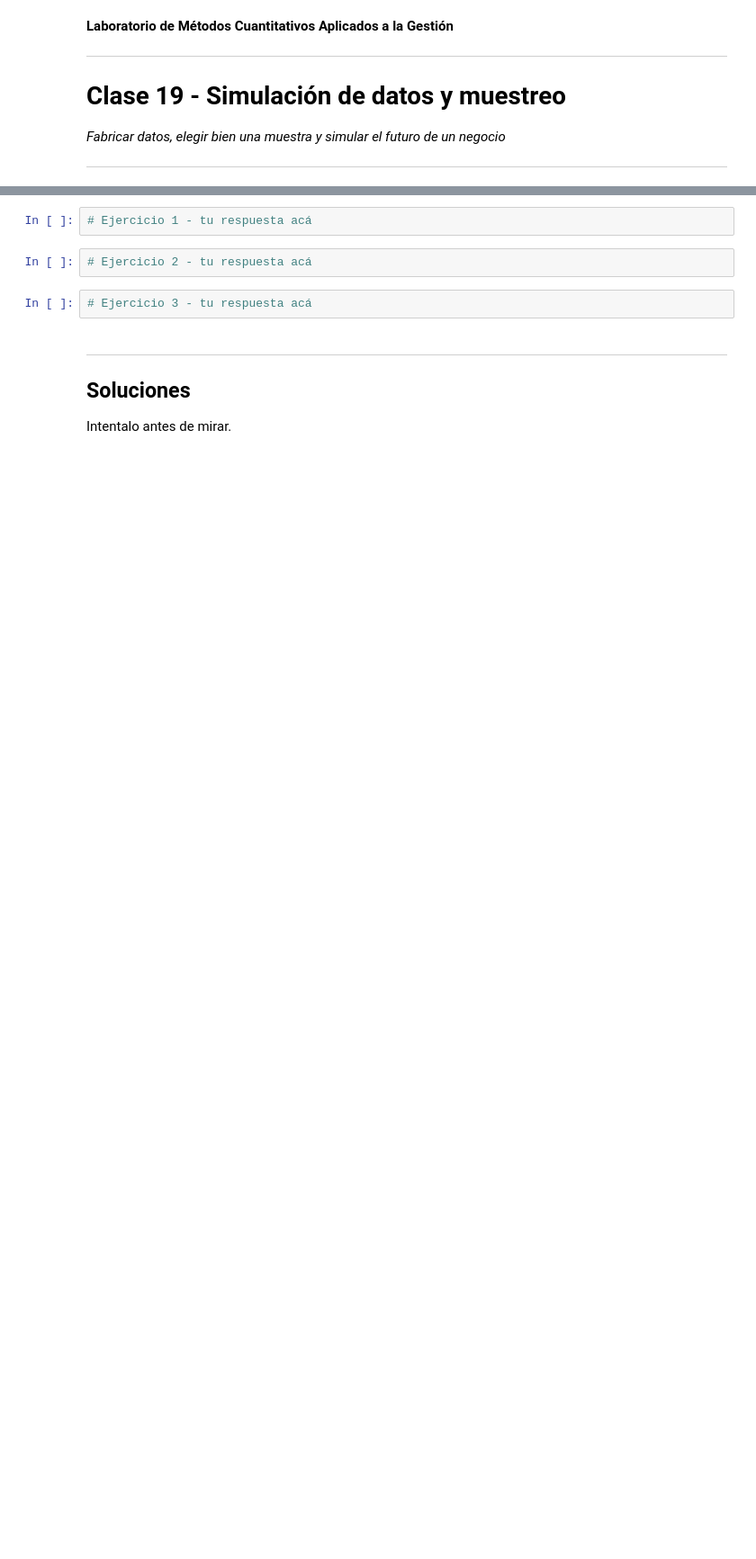
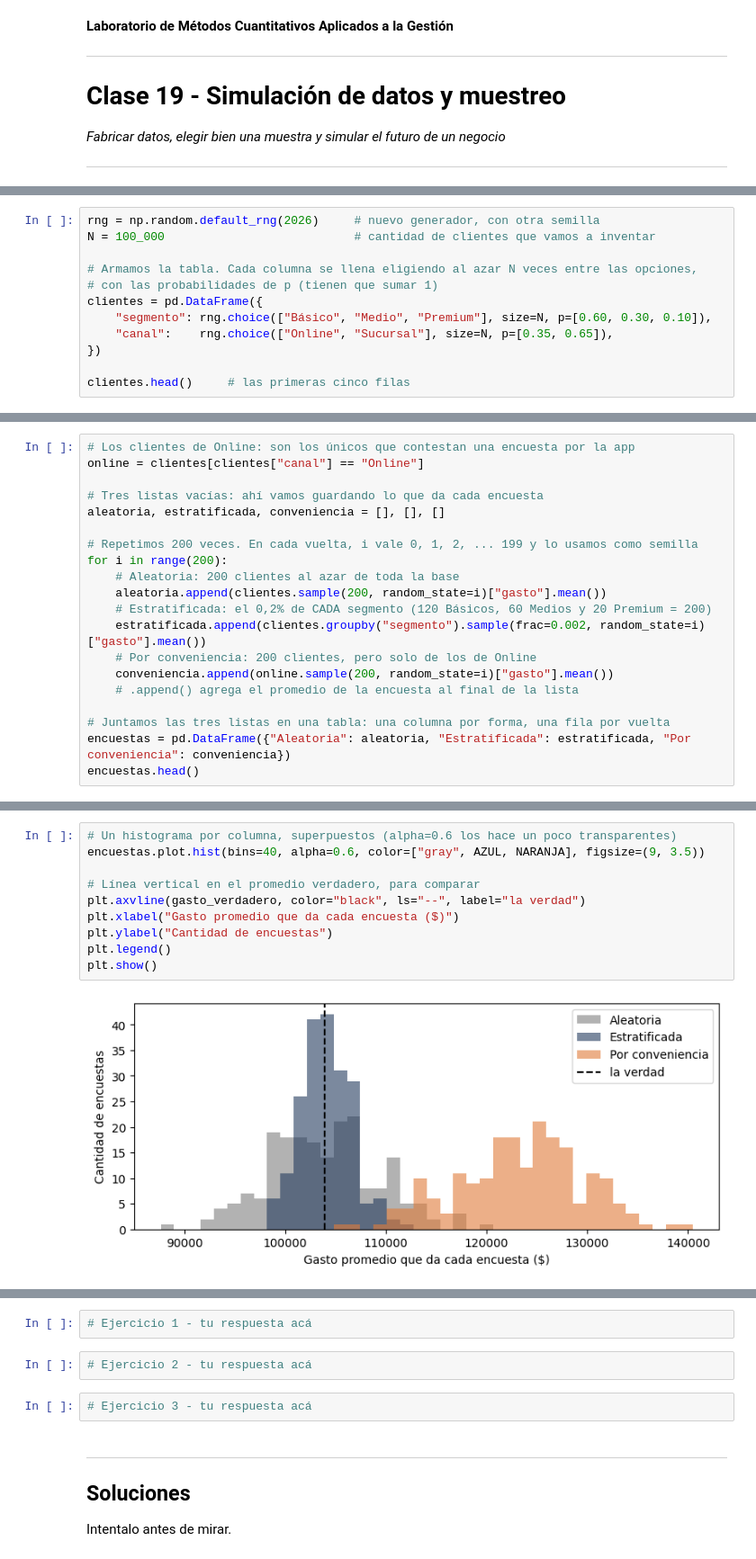
Before and after one commit to Datso653/Laboratorio-de-metodos-Cuantitativos-Aplicados-a-la-gestion, a Jupyter notebook: notebooks/19_Simulacion_de_datos_y_muestreo.ipynb, the cells around one changed output, grey strips where cells are left out. Shown at 90% size. Saved outputs shown, nothing was run; the diff lists cells and outputs as text; blank space fills up the shorter version.

```diff
--- a/notebooks/19_Simulacion_de_datos_y_muestreo.ipynb
+++ b/notebooks/19_Simulacion_de_datos_y_muestreo.ipynb
@@ -286,0 +102,12 @@ Un número solo ("VAN = +0,38") esconde ese riesgo; la simulación lo muestra. C
+# %%
+rng = np.random.default_rng(2026)     # nuevo generador, con otra semilla
+N = 100_000                           # cantidad de clientes que vamos a inventar
+
+# Armamos la tabla. Cada columna se llena eligiendo al azar N veces entre las opciones,
+# con las probabilidades de p (tienen que sumar 1)
+clientes = pd.DataFrame({
+    "segmento": rng.choice(["Básico", "Medio", "Premium"], size=N, p=[0.60, 0.30, 0.10]),
+    "canal":    rng.choice(["Online", "Sucursal"], size=N, p=[0.35, 0.65]),
+})
+
+clientes.head()     # las primeras cinco filas
@@ -286,0 +243,20 @@ Un número solo ("VAN = +0,38") esconde ese riesgo; la simulación lo muestra. C
+# %%
+# Los clientes de Online: son los únicos que contestan una encuesta por la app
+online = clientes[clientes["canal"] == "Online"]
+
+# Tres listas vacías: ahí vamos guardando lo que da cada encuesta
+aleatoria, estratificada, conveniencia = [], [], []
+
+# Repetimos 200 veces. En cada vuelta, i vale 0, 1, 2, ... 199 y lo usamos como semilla
+for i in range(200):
+    # Aleatoria: 200 clientes al azar de toda la base
+    aleatoria.append(clientes.sample(200, random_state=i)["gasto"].mean())
+    # Estratificada: el 0,2% de CADA segmento (120 Básicos, 60 Medios y 20 Premium = 200)
+    estratificada.append(clientes.groupby("segmento").sample(frac=0.002, random_state=i)["gasto"].mean())
+    # Por conveniencia: 200 clientes, pero solo de los de Online
+    conveniencia.append(online.sample(200, random_state=i)["gasto"].mean())
+    # .append() agrega el promedio de la encuesta al final de la lista
+
+# Juntamos las tres listas en una tabla: una columna por forma, una fila por vuelta
+encuestas = pd.DataFrame({"Aleatoria": aleatoria, "Estratificada": estratificada, "Por conveniencia": conveniencia})
+encuestas.head()
@@ -286,0 +272,12 @@ Un número solo ("VAN = +0,38") esconde ese riesgo; la simulación lo muestra. C
+# %%
+# Un histograma por columna, superpuestos (alpha=0.6 los hace un poco transparentes)
+encuestas.plot.hist(bins=40, alpha=0.6, color=["gray", AZUL, NARANJA], figsize=(9, 3.5))
+
+# Línea vertical en el promedio verdadero, para comparar
+plt.axvline(gasto_verdadero, color="black", ls="--", label="la verdad")
+plt.xlabel("Gasto promedio que da cada encuesta ($)")
+plt.ylabel("Cantidad de encuestas")
+plt.legend()
+plt.show()
+# %% [output]
+[figure, added]
```
Also changed, not shown: parts of 79 cells of this notebook, 1 other file.
